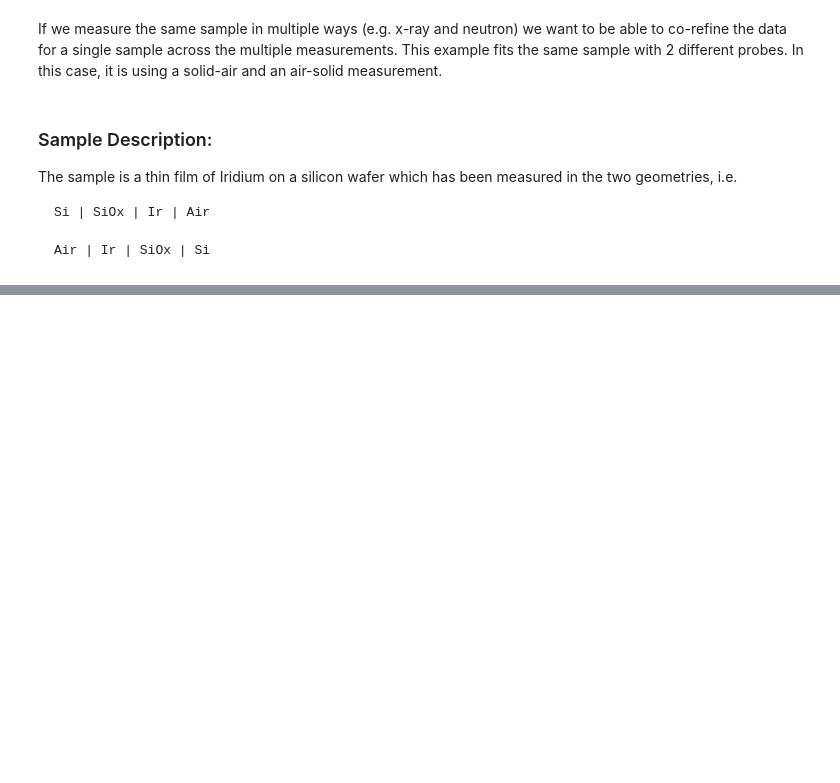
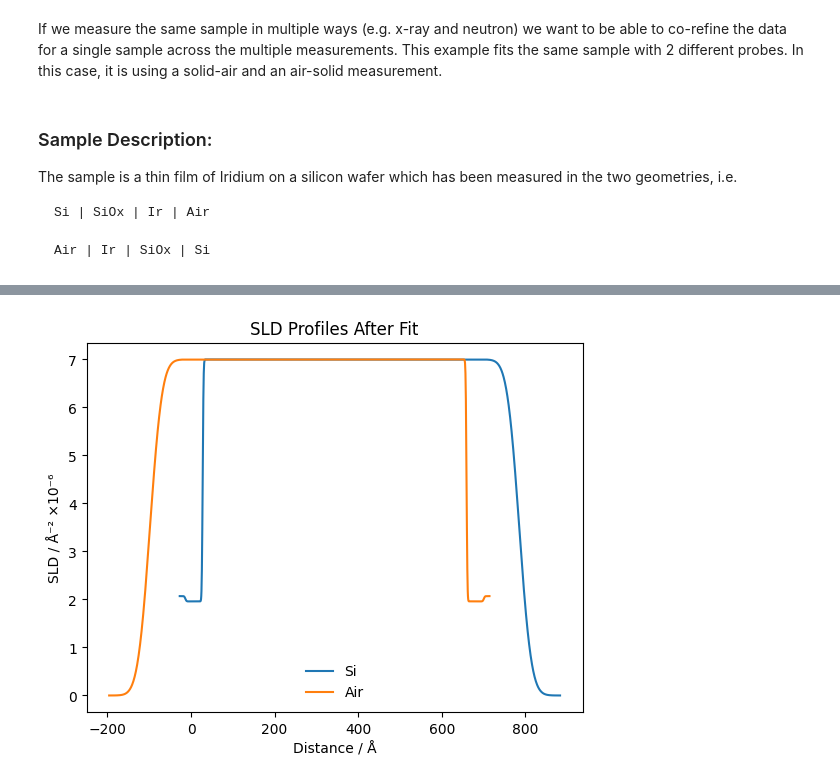
Before and after one commit to Armatron44/VFP, a Jupyter notebook: docs/multiple_geometry_example.ipynb, the cells around one changed output, grey strips where cells are left out. Saved outputs shown, nothing was run; the diff lists cells and outputs as text; code cells hidden in the pictures; blank space fills up the shorter version.

```diff
--- a/docs/multiple_geometry_example.ipynb
+++ b/docs/multiple_geometry_example.ipynb
@@ -108,0 +159,12 @@ plt.show()
+# %%
+fig, ax = plt.subplots()
+for vfp_obj, label in [(Si_vfp, "Si"), (Air_vfp, "Air")]:
+    z, all_slds = vfp_obj.z_and_sld()
+    ax.plot(z + vfp_obj.sld_offset(), all_slds[:, 0], label=label)  # sld_n
+ax.set_ylabel("SLD / Å⁻² ×10⁻⁶")
+ax.set_xlabel("Distance / Å")
+ax.legend(frameon=False)
+plt.title("SLD Profiles After Fit")
+plt.show()
+# %% [output]
+[figure, added]
```
Also changed, not shown: parts of 11 cells of this notebook, 2 other files.
